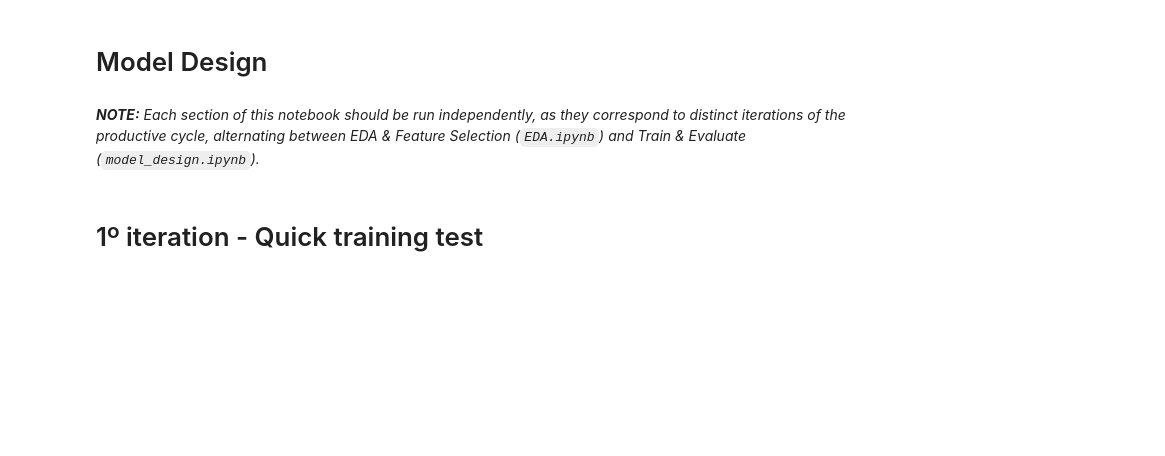
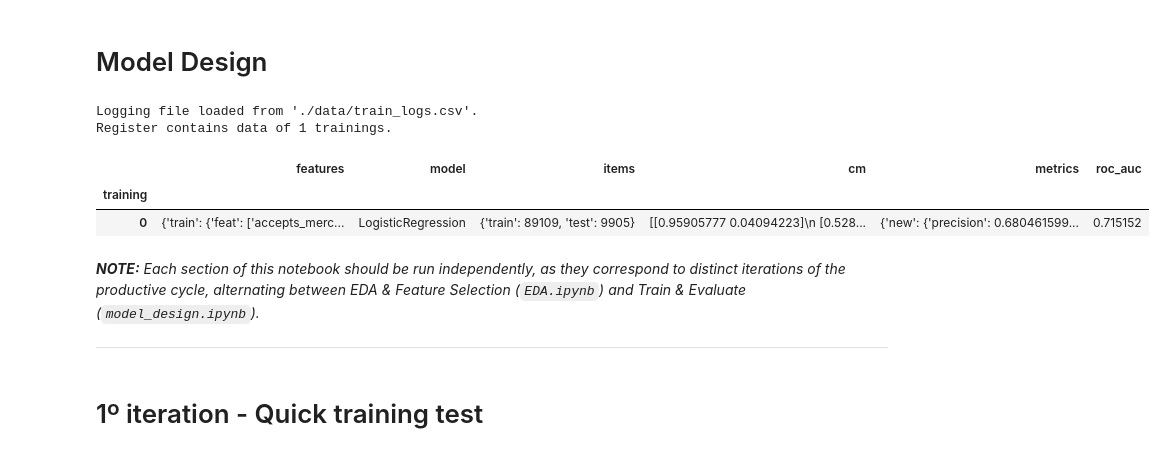
Before and after one commit to MLsound/mercadolibre-new-used-prediction, a Jupyter notebook: Model_Design.ipynb, the cells around one changed output. Saved outputs shown, nothing was run; the diff lists cells and outputs as text; code cells hidden in the pictures; blank space fills up the shorter version.

Commit message:
Feat: Log experiments
For every experiment, relevant information is stored as CSV ('features','items','model','cm','metrics','roc_auc')

```diff
--- a/Model_Design.ipynb
+++ b/Model_Design.ipynb
@@ -9,7 +9,32 @@ from scripts.data_processor import load_processed_data
 
 classes = {1: 'new', 0: 'used'} # tags for human readabilty
 save_graph = True # Option for saving graphs' images
+# %%
+# Logging file
+try:
+    history = pd.read_csv('./data/train_logs.csv',index_col='training')
+    print("Logging file loaded from './data/train_logs.csv'.")
+    print(f"Register contains data of {len(history)} trainings.")
+except FileNotFoundError:
+    print("Logging file was not found. A new logging file was created.")
+    history = pd.DataFrame(columns=['features','model','items','cm','metrics','roc_auc'])
+    history.index.name = 'training' # Set the name for the DataFrame's index
+except Exception as e:
+    # Catch other potential errors during CSV loading (e.g., parsing errors)
+    print(f"An unexpected error occurred while loading the logging file: {e}")
+    print("Creating a new logging file instead.")
+    history = pd.DataFrame(columns=['features', 'model', 'items', 'cm', 'metrics', 'roc_auc'])
+    history.index.name = 'training'
+history
+# %% [output]
+Logging file loaded from './data/train_logs.csv'.
+Register contains data of 1 trainings.
+|  | features | model | items | cm | metrics | roc_auc |
+| training |  |  |  |  |  |  |
+| 0 | {'train': {'feat': ['accepts_merc... | LogisticRegression | {'train': 89109, 'test': 9905} | [[0.95905777 0.04094223]\n [0.528... | {'new': {'precision': 0.680461599... | 0.715152 |
 # %% [markdown]
 ***NOTE:*** *Each section of this notebook should be run independently, as they correspond to distinct iterations of the productive cycle, alternating between EDA & Feature Selection (`EDA.ipynb`) and Train & Evaluate (`model_design.ipynb`).*
+
+---
 # %% [markdown]
 # 1º iteration - Quick training test
```
Also changed, not shown: parts of 16 cells of this notebook, 2 other files.
